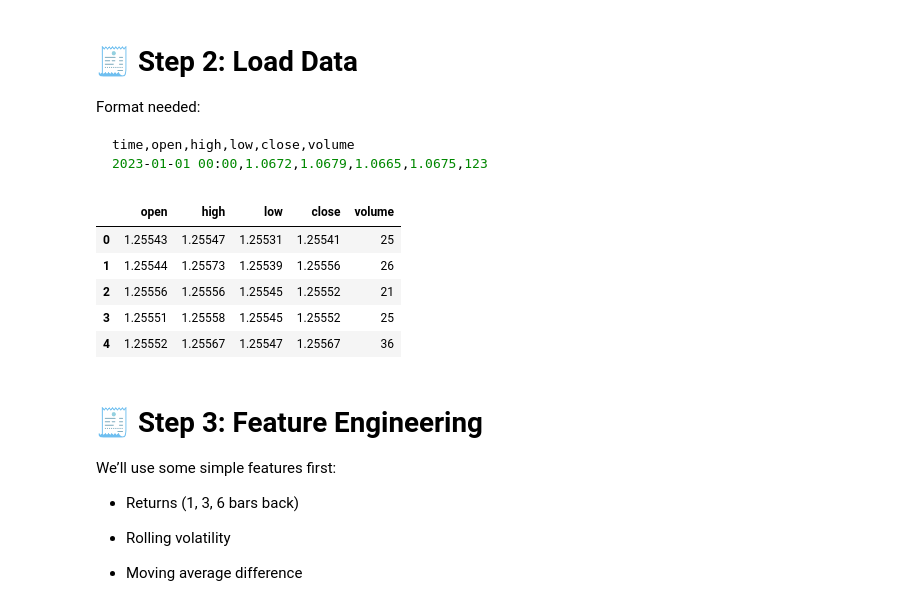
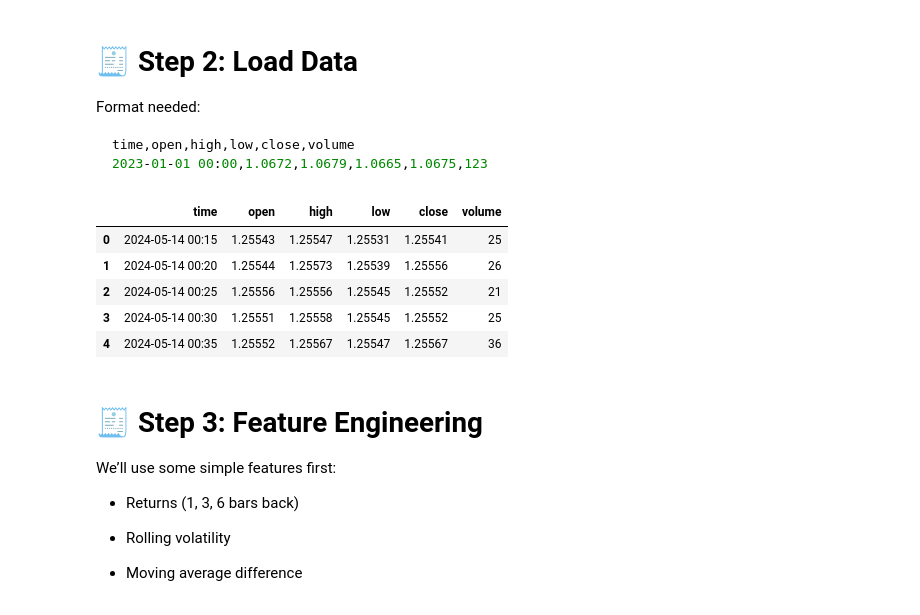
Before and after one commit to rasingollam/XGBoostPredictor, a Jupyter notebook: train/xgboost_trainer.ipynb, the cells around one changed output. Cells and saved outputs as stored; diff of their text form; code cells hidden in the pictures.

```diff
--- a/train/xgboost_trainer.ipynb
+++ b/train/xgboost_trainer.ipynb
@@ -19,29 +19,29 @@ time,open,high,low,close,volume
 # %%
 # Read the raw CSV (tab-separated, assuming first column is index)
 df_raw = pd.read_csv("data/GBPUSD_M5.csv", sep='\t', header=0)  # Update filename if needed
 
 # Combine DATE and TIME into a single time column
 df_raw['time'] = pd.to_datetime(df_raw['<DATE>'] + ' ' + df_raw['<TIME>'], format='%Y.%m.%d %H:%M:%S').dt.strftime('%Y-%m-%d %H:%M')
 
 # Drop the unnecessary columns
 df_raw = df_raw.drop(columns=['<VOL>', '<SPREAD>', '<DATE>', '<TIME>'])
 
 # Move the last column ('time') to the first position
 df_raw = df_raw[['time'] + [col for col in df_raw.columns if col != 'time']]
+df_raw = df_raw.sort_values('time')
 
 # Select and rename columns to match desired format
-df_raw = df_raw[['<OPEN>', '<HIGH>', '<LOW>', '<CLOSE>', '<TICKVOL>']]
-df_raw.columns = ['open', 'high', 'low', 'close', 'volume']
+df_raw.columns = ['time', 'open', 'high', 'low', 'close', 'volume']
 
 df = df_raw.copy()
 df.head()
 # %% [output]
-|  | open | high | low | close | volume |
-| 0 | 1.25543 | 1.25547 | 1.25531 | 1.25541 | 25 |
-| 1 | 1.25544 | 1.25573 | 1.25539 | 1.25556 | 26 |
-| 2 | 1.25556 | 1.25556 | 1.25545 | 1.25552 | 21 |
-| 3 | 1.25551 | 1.25558 | 1.25545 | 1.25552 | 25 |
-| 4 | 1.25552 | 1.25567 | 1.25547 | 1.25567 | 36 |
+|  | time | open | high | low | close | volume |
+| 0 | 2024-05-14 00:15 | 1.25543 | 1.25547 | 1.25531 | 1.25541 | 25 |
+| 1 | 2024-05-14 00:20 | 1.25544 | 1.25573 | 1.25539 | 1.25556 | 26 |
+| 2 | 2024-05-14 00:25 | 1.25556 | 1.25556 | 1.25545 | 1.25552 | 21 |
+| 3 | 2024-05-14 00:30 | 1.25551 | 1.25558 | 1.25545 | 1.25552 | 25 |
+| 4 | 2024-05-14 00:35 | 1.25552 | 1.25567 | 1.25547 | 1.25567 | 36 |
 # %% [markdown]
 # 🧾 Step 3: Feature Engineering
 
```
